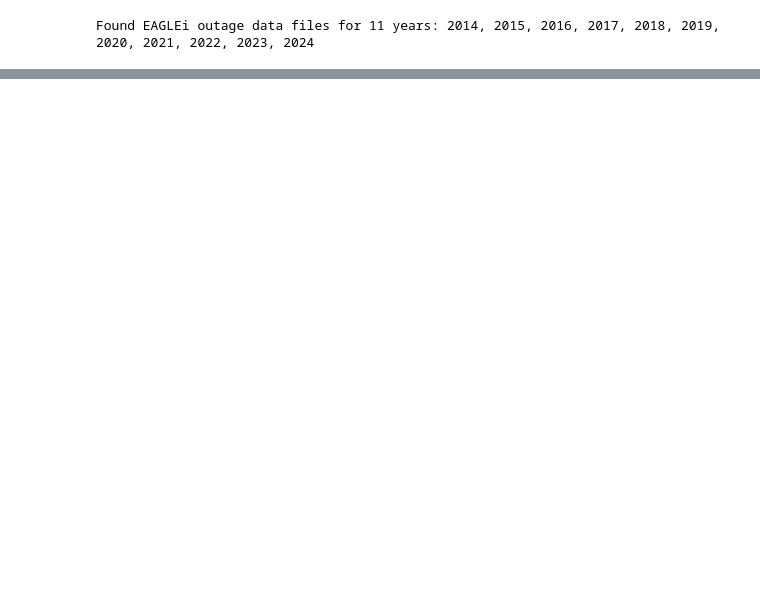
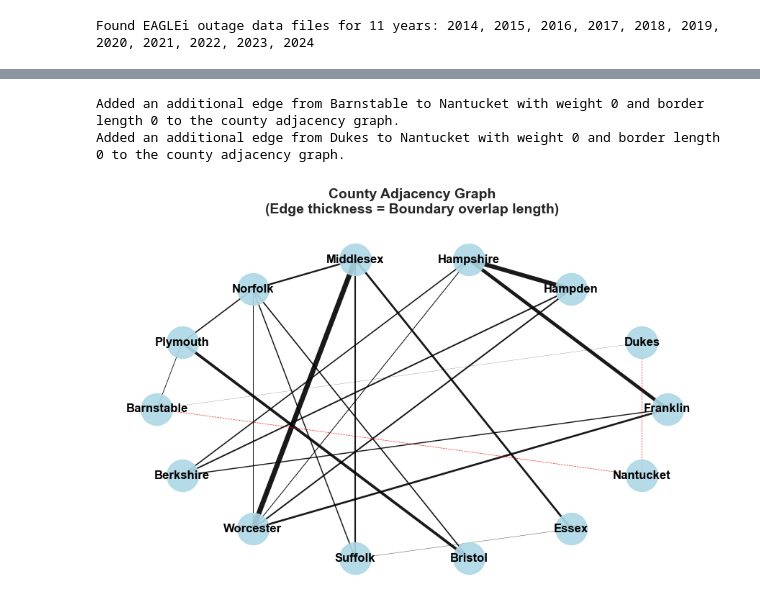
Before and after one commit to arslanleo/eagleiDataProcessor, a Jupyter notebook: eaglei_analysis.ipynb, the cells around one changed output, grey strips where cells are left out. Drawn from its saved outputs; the diff is of its cells as text; code cells hidden in the pictures; blank space fills up the shorter version.

```diff
--- a/eaglei_analysis.ipynb
+++ b/eaglei_analysis.ipynb
@@ -45,0 +124,13 @@ eaglei_state_data.head()
+# %%
+# Manually add edges between counties (that do not share common borders but we think should
+# be considered as neighbours) with zero edge weight and zero border length (to indicate a special case)
+state_data.add_edge_to_county_adjacency_graph('Barnstable', 'Nantucket', edge_weight=0, border_length=0)
+state_data.add_edge_to_county_adjacency_graph('Dukes', 'Nantucket', edge_weight=0, border_length=0)
+# %% [output]
+Added an additional edge from Barnstable to Nantucket with weight 0 and border length 0 to the county adjacency graph.
+Added an additional edge from Dukes to Nantucket with weight 0 and border length 0 to the county adjacency graph.
+# %%
+# Visualize the updated adjacency graph
+visualize_county_graph(state_data.county_adjacency_graph)
+# %% [output]
+[figure, added]
```
Also changed, not shown: parts of 23 cells of this notebook, 5 other files.
